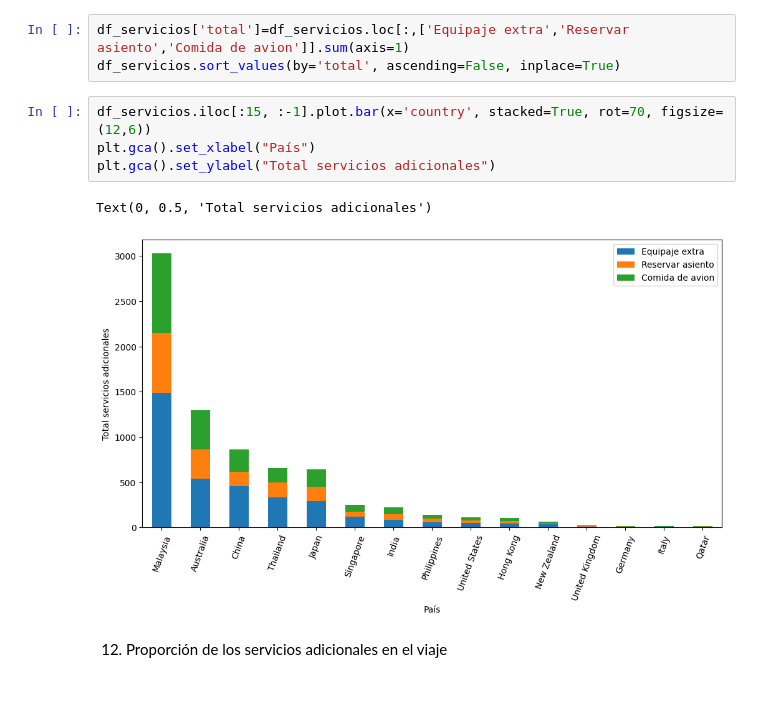
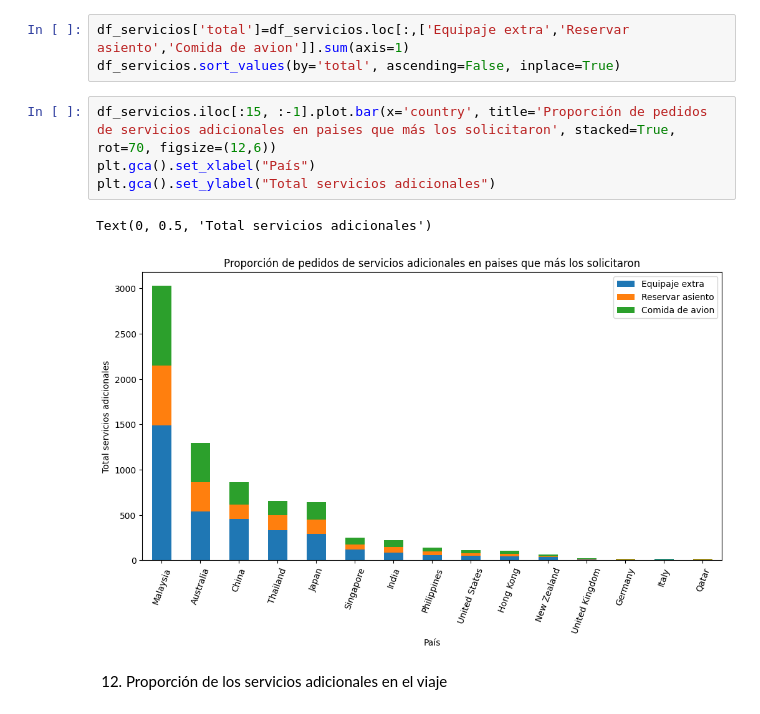
Before and after one commit to agalarza768/TP1-Orga_de_datos, a Jupyter notebook: TP_Orga.ipynb, the cells around one changed output. Drawn from its saved outputs; the diff is of its cells as text.

```diff
--- a/TP_Orga.ipynb
+++ b/TP_Orga.ipynb
@@ -653,12 +646,12 @@ df_servicios
 df_servicios['total']=df_servicios.loc[:,['Equipaje extra','Reservar asiento','Comida de avion']].sum(axis=1)
 df_servicios.sort_values(by='total', ascending=False, inplace=True)
 # %%
-df_servicios.iloc[:15, :-1].plot.bar(x='country', stacked=True, rot=70, figsize=(12,6))
+df_servicios.iloc[:15, :-1].plot.bar(x='country', title='Proporción de pedidos de servicios adicionales en paises que más los solicitaron', stacked=True, rot=70, figsize=(12,6))
 plt.gca().set_xlabel("País")
 plt.gca().set_ylabel("Total servicios adicionales")
 # %% [output]
 Text(0, 0.5, 'Total servicios adicionales')
-[figure, old version]
+[figure, new version]
 # %% [markdown]
 12) Proporción de los servicios adicionales en el viaje
 # %%
```
Also changed, not shown: parts of 42 cells of this notebook.
